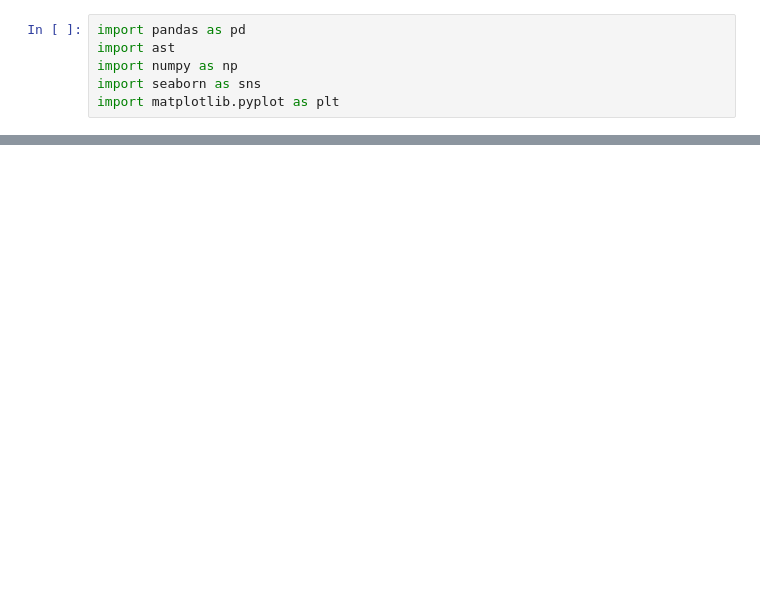
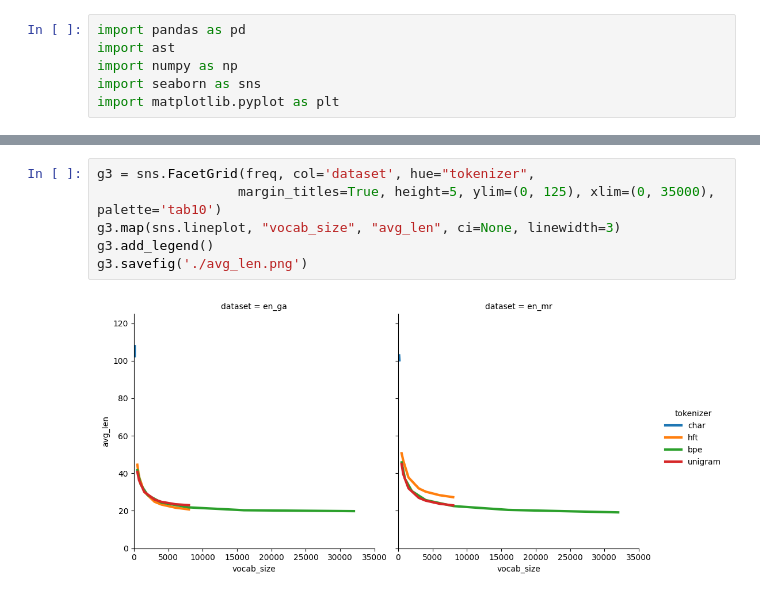
Before and after one commit to edoardosignoroni/hftoks-eval, a Jupyter notebook: plot_test.ipynb, the cells around one changed output, grey strips where cells are left out. Drawn from its saved outputs; the diff is of its cells as text; blank space fills up the shorter version.

```diff
--- a/plot_test.ipynb
+++ b/plot_test.ipynb
@@ -28,0 +27,8 @@ for key in time_stats.keys():
+# %%
+g3 = sns.FacetGrid(freq, col='dataset', hue="tokenizer",
+                  margin_titles=True, height=5, ylim=(0, 125), xlim=(0, 35000),  palette='tab10')
+g3.map(sns.lineplot, "vocab_size", "avg_len", ci=None, linewidth=3)
+g3.add_legend()
+g3.savefig('./avg_len.png')
+# %% [output]
+[figure, added]
```
Also changed, not shown: parts of 6 cells of this notebook, 30 other files.
